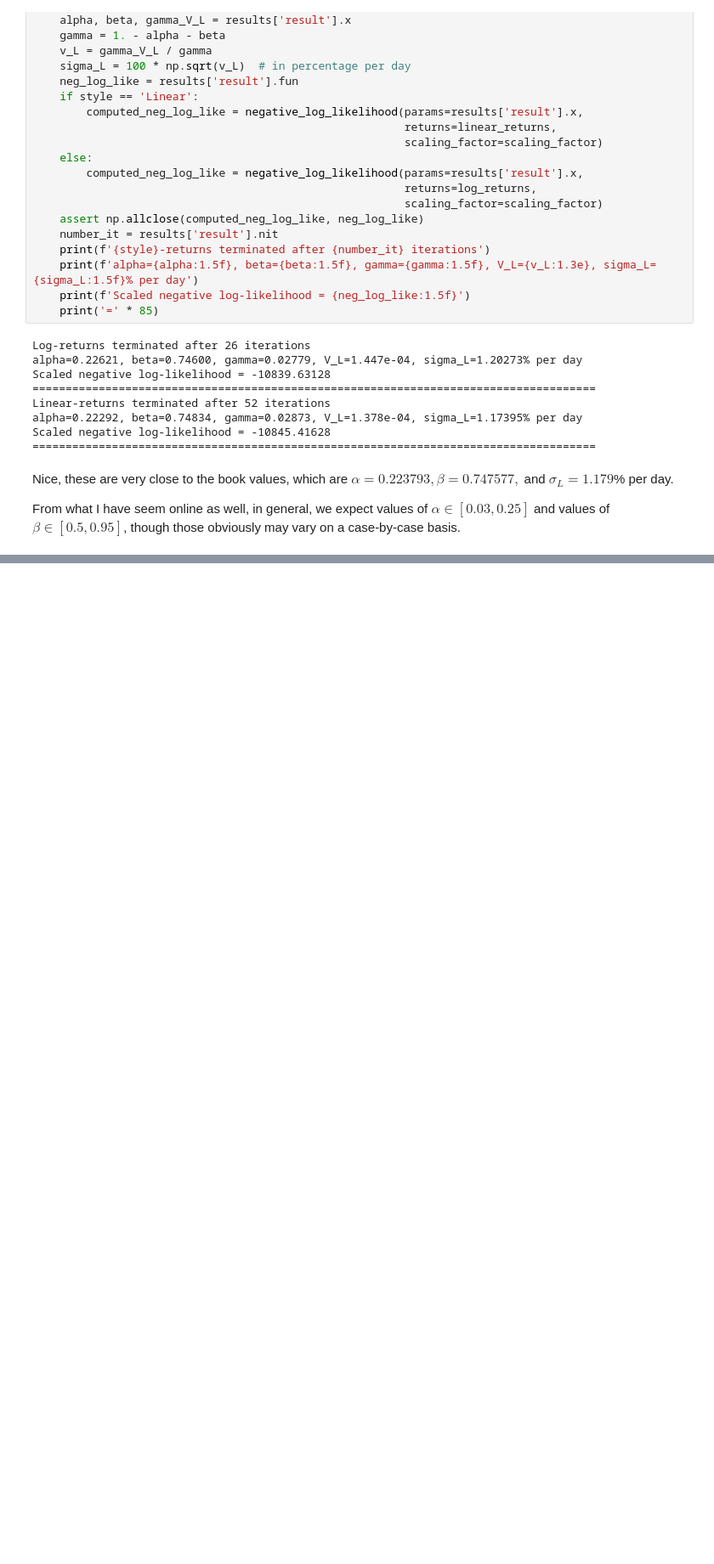
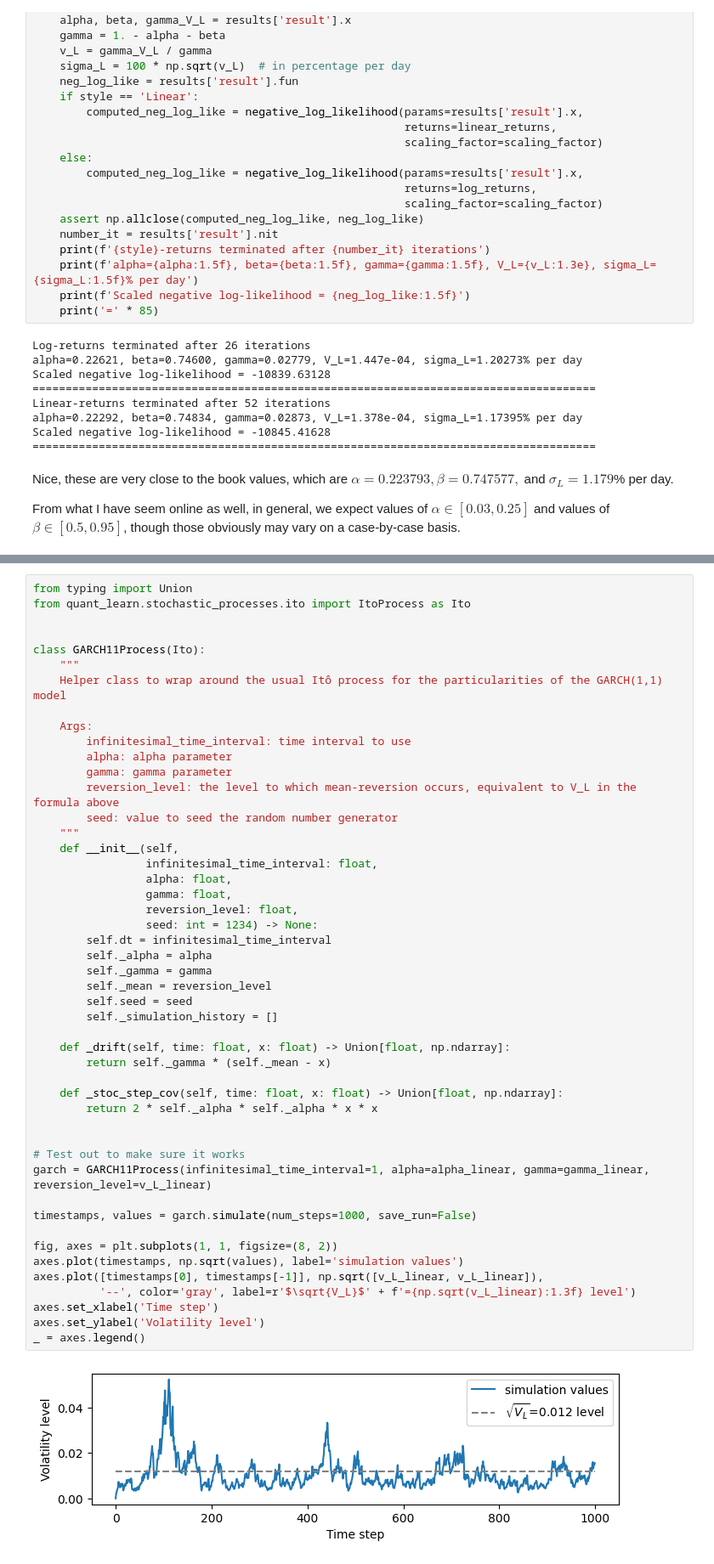
Before and after one commit to victorventuri/misc_quant, a Jupyter notebook: notebooks/options/volatility_musings.ipynb, the cells around one changed output, grey strips where cells are left out. Shown: that part at 85% size. Saved outputs shown, nothing was run; the diff lists cells and outputs as text; blank space fills up the shorter version.

```diff
--- a/notebooks/options/volatility_musings.ipynb
+++ b/notebooks/options/volatility_musings.ipynb
@@ -220,0 +273,50 @@ From what I have seem online as well, in general, we expect values of $\alpha\in
+# %%
+from typing import Union
+from quant_learn.stochastic_processes.ito import ItoProcess as Ito
+
+
+class GARCH11Process(Ito):
+    """
+    Helper class to wrap around the usual Itô process for the particularities of the GARCH(1,1) model
+
+    Args:
+        infinitesimal_time_interval: time interval to use
+        alpha: alpha parameter
+        gamma: gamma parameter
+        reversion_level: the level to which mean-reversion occurs, equivalent to V_L in the formula above
+        seed: value to seed the random number generator
+    """
+    def __init__(self,
+                 infinitesimal_time_interval: float,
+                 alpha: float,
+                 gamma: float,
+                 reversion_level: float,
+                 seed: int = 1234) -> None:
+        self.dt = infinitesimal_time_interval
+        self._alpha = alpha
+        self._gamma = gamma
+        self._mean = reversion_level
+        self.seed = seed
+        self._simulation_history = []
+
+    def _drift(self, time: float, x: float) -> Union[float, np.ndarray]:
+        return self._gamma * (self._mean - x)
+
+    def _stoc_step_cov(self, time: float, x: float) -> Union[float, np.ndarray]:
+        return 2 * self._alpha * self._alpha * x * x
+
+
+# Test out to make sure it works
+garch = GARCH11Process(infinitesimal_time_interval=1, alpha=alpha_linear, gamma=gamma_linear, reversion_level=v_L_linear)
+
+timestamps, values = garch.simulate(num_steps=1000, save_run=False)
+
+fig, axes = plt.subplots(1, 1, figsize=(8, 2))
+axes.plot(timestamps, np.sqrt(values), label='simulation values')
+axes.plot([timestamps[0], timestamps[-1]], np.sqrt([v_L_linear, v_L_linear]),
+          '--', color='gray', label=r'$\sqrt{V_L}$' + f'={np.sqrt(v_L_linear):1.3f} level')
+axes.set_xlabel('Time step')
+axes.set_ylabel('Volatility level')
+_ = axes.legend()
+# %% [output]
+[figure, added]
```
Also changed, not shown: parts of 9 cells of this notebook.
